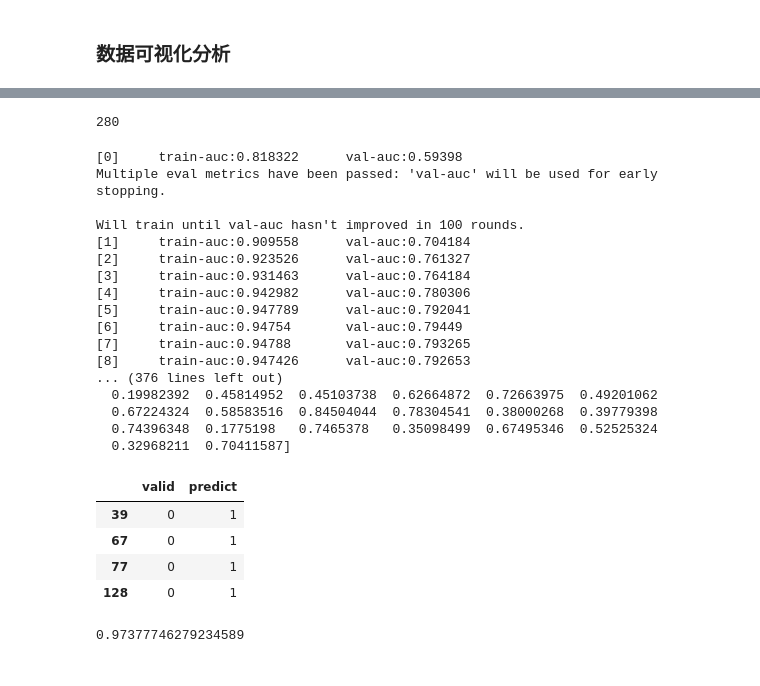
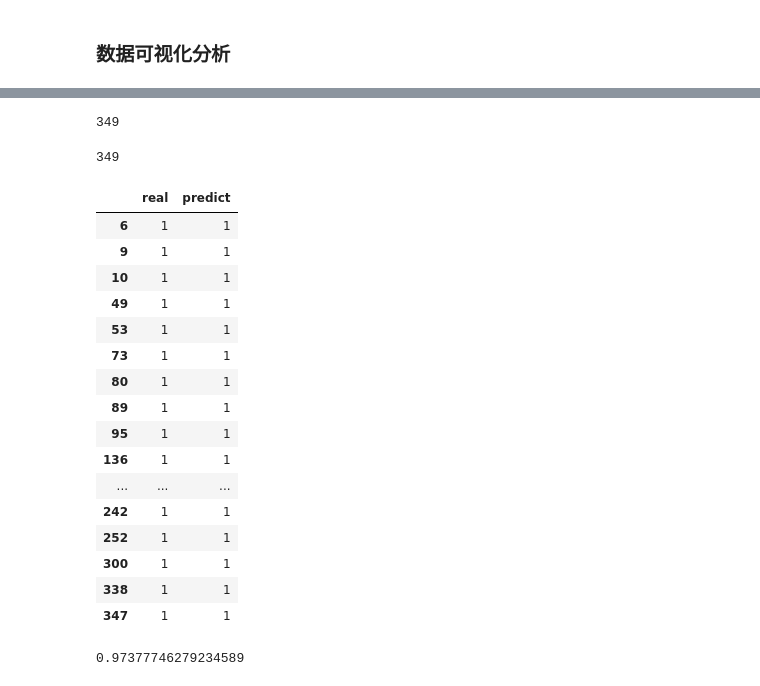
Before and after one commit to koibiki/ai-medical, a Jupyter notebook: Untitled.ipynb, the cells around one changed output, grey strips where cells are left out. Saved outputs shown, nothing was run; the diff lists cells and outputs as text; code cells hidden in the pictures.

Commit message:
multi-classify.

```diff
--- a/Untitled.ipynb
+++ b/Untitled.ipynb
@@ -194,4 +191,6 @@ plt.show()
+# %%
+predict = model.predict(X_real_high)
 # %%
-len(train_data_1)
+len(predict)
 # %% [output]
-280
+349
@@ -207,43 +197,35 @@ X_train, X_valid, y_train, y_valid = train_test_split(train_class_x, train_class
-# %%
-cmf = ClassifierModelFactory()
-model = cmf.create_model(ClassifierModelFactory.MODEL_XGBOOST)
-model.fit(X_train, X_valid, y_train, y_valid)
-predict = model.predict(X_valid)
-print(predict)
-# %% [output]
-[0]     train-auc:0.818322      val-auc:0.59398
-Multiple eval metrics have been passed: 'val-auc' will be used for early stopping.
-
-Will train until val-auc hasn't improved in 100 rounds.
-[1]     train-auc:0.909558      val-auc:0.704184
-[2]     train-auc:0.923526      val-auc:0.761327
-[3]     train-auc:0.931463      val-auc:0.764184
-[4]     train-auc:0.942982      val-auc:0.780306
-[5]     train-auc:0.947789      val-auc:0.792041
-[6]     train-auc:0.94754       val-auc:0.79449
-[7]     train-auc:0.94788       val-auc:0.793265
-[8]     train-auc:0.947426      val-auc:0.792653
-... (376 lines left out)
-  0.19982392  0.45814952  0.45103738  0.62664872  0.72663975  0.49201062
-  0.67224324  0.58583516  0.84504044  0.78304541  0.38000268  0.39779398
-  0.74396348  0.1775198   0.7465378   0.35098499  0.67495346  0.52525324
-  0.32968211  0.70411587]
 # %%
-ss = lambda num : 1 if num >0.7 else 0
+ss = lambda x : 1 if x > 0.8 else 0
 # %%
 prediction = [ss(p) for p in predict]
 # %%
-valid = pd.DataFrame(y_valid.values, columns=['valid'])
+valid = pd.DataFrame(y_real_high.values, columns=['real'])
 # %%
 valid['predict'] = prediction
+# %%
+len(valid)
+# %% [output]
+349
 # %%
-valid[(valid['valid'] == 0).values & (valid['predict'] == 1).values]
+valid[(valid['real'] == 1).values & (valid['predict'] == 1).values]
 # %% [output]
-|  | valid | predict |
-| 39 | 0 | 1 |
-| 67 | 0 | 1 |
-| 77 | 0 | 1 |
-| 128 | 0 | 1 |
+|  | real | predict |
+| 6 | 1 | 1 |
+| 9 | 1 | 1 |
+| 10 | 1 | 1 |
+| 49 | 1 | 1 |
+| 53 | 1 | 1 |
+| 73 | 1 | 1 |
+| 80 | 1 | 1 |
+| 89 | 1 | 1 |
+| 95 | 1 | 1 |
+| 136 | 1 | 1 |
+| ... | ... | ... |
+| 242 | 1 | 1 |
+| 252 | 1 | 1 |
+| 300 | 1 | 1 |
+| 338 | 1 | 1 |
+| 347 | 1 | 1 |
 # %%
 accuracy_score(y_valid, prediction)
 # %% [output]
```
Also changed, not shown: parts of 53 cells of this notebook, 9 other files.
